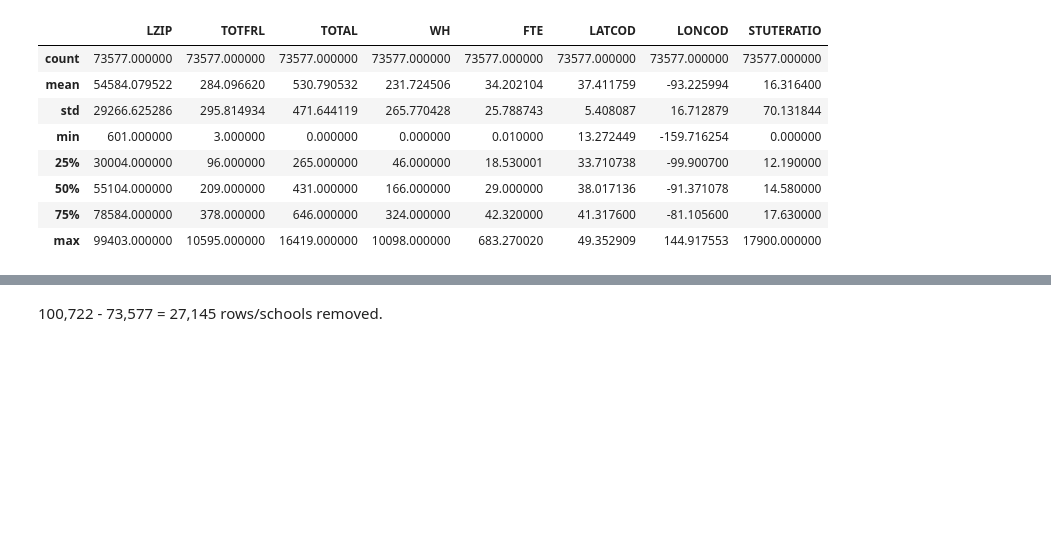
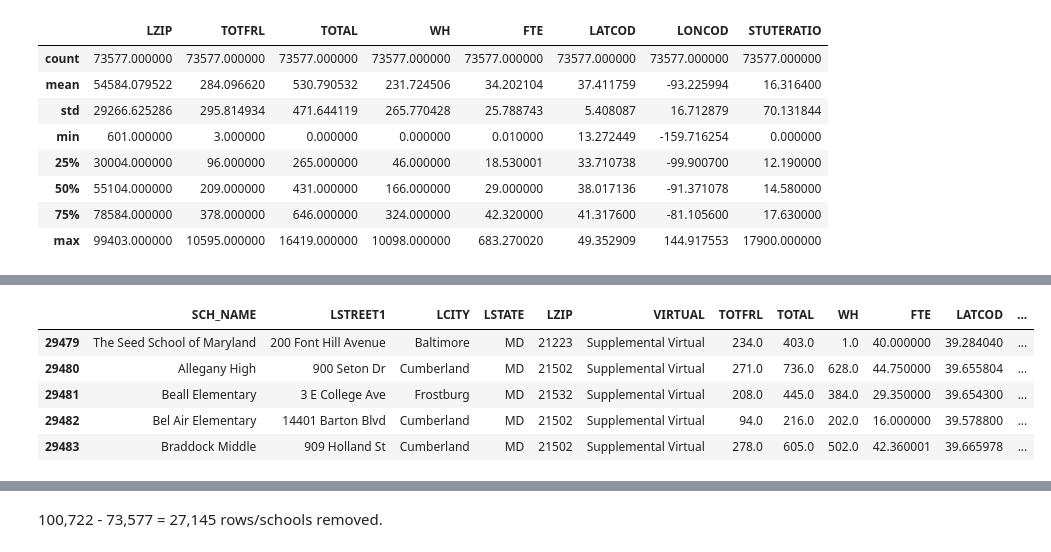
Before and after one commit to djdata2022/Project-2-Data-Visualization, a Jupyter notebook: schools_cleaning.ipynb, the cells around one changed output, grey strips where cells are left out. Cells and saved outputs as stored; diff of their text form; code cells hidden in the pictures; blank space fills up the shorter version.

```diff
--- a/schools_cleaning.ipynb
+++ b/schools_cleaning.ipynb
@@ -58,0 +59,11 @@ red_df.describe()
+# %%
+# Filter by state of Maryland
+new_df = new_df.loc[new_df["LSTATE"] == "MD", :]
+new_df.head()
+# %% [output]
+|  | SCH_NAME | LSTREET1 | LCITY | LSTATE | LZIP | VIRTUAL | TOTFRL | TOTAL | WH | FTE | LATCOD | ... |
+| 29479 | The Seed School of Maryland | 200 Font Hill Avenue | Baltimore | MD | 21223 | Supplemental Virtual | 234.0 | 403.0 | 1.0 | 40.000000 | 39.284040 | ... |
+| 29480 | Allegany High | 900 Seton Dr | Cumberland | MD | 21502 | Supplemental Virtual | 271.0 | 736.0 | 628.0 | 44.750000 | 39.655804 | ... |
+| 29481 | Beall Elementary | 3 E College Ave | Frostburg | MD | 21532 | Supplemental Virtual | 208.0 | 445.0 | 384.0 | 29.350000 | 39.654300 | ... |
+| 29482 | Bel Air Elementary | 14401 Barton Blvd | Cumberland | MD | 21502 | Supplemental Virtual | 94.0 | 216.0 | 202.0 | 16.000000 | 39.578800 | ... |
+| 29483 | Braddock Middle | 909 Holland St | Cumberland | MD | 21502 | Supplemental Virtual | 278.0 | 605.0 | 502.0 | 42.360001 | 39.665978 | ... |
```
Also changed, not shown: parts of 7 cells of this notebook, 2 other files.
